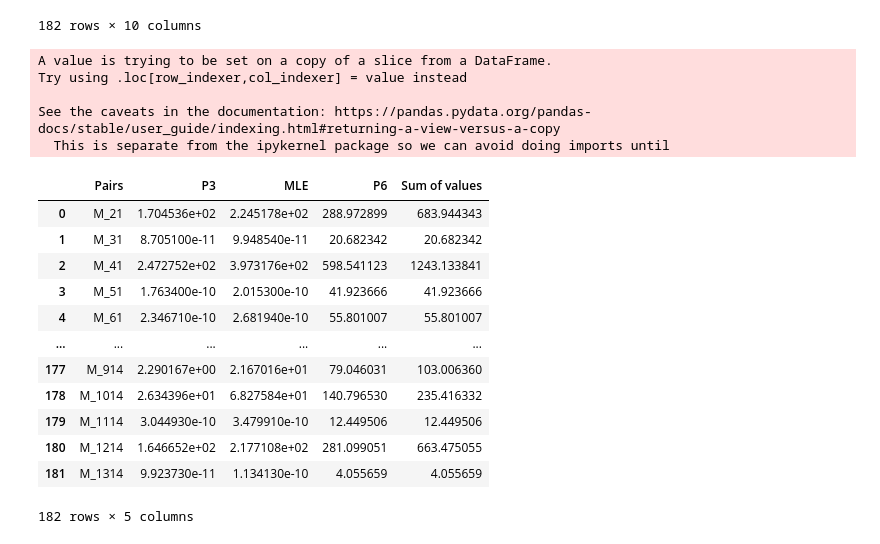
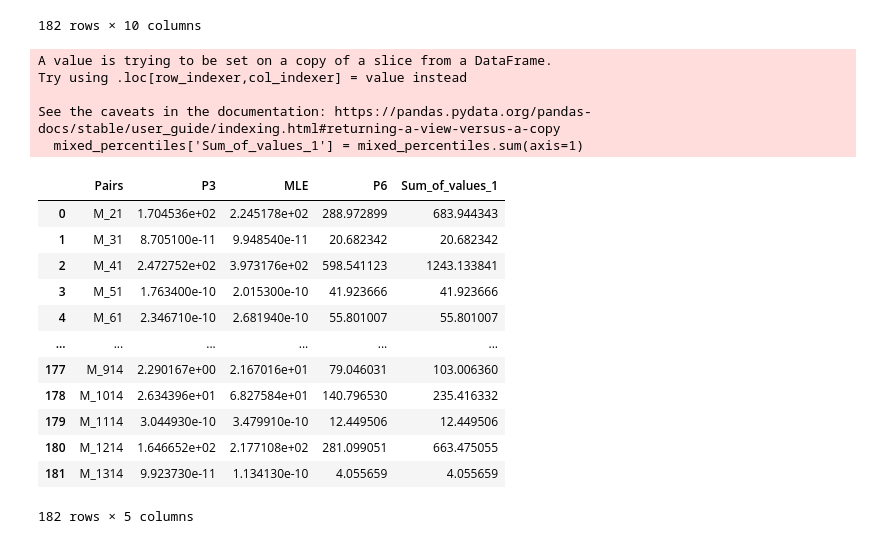
Before and after one commit to CiSagelliv/migrattest-application, a Jupyter notebook: Analyzing MIGRATE file.ipynb, the cells around one changed output. Saved outputs shown, nothing was run; the diff lists cells and outputs as text; code cells hidden in the pictures.

```diff
--- a/Analyzing MIGRATE file.ipynb
+++ b/Analyzing MIGRATE file.ipynb
@@ -194,7 +214,7 @@ M_1214,217.710840,242.409957,281.099051,294.436050,321.772582
 M_1314,1.13413e-10,0.681224,4.055659,5.760048,9.946525
 # %%
 #lower percentiles dataframe
-lower_df = pd.read_csv('lower_p.csv',header=None)
+lower_df = pd.read_csv(f"{lower_percentiles_filename}{index_1}.csv",header=None)
 lower_df.columns = ['Pairs','P1','P2','P3','P4','MLE']
 lower_df
 # %% [output]
@@ -213,7 +233,7 @@ lower_df
 182 rows × 6 columns
 # %%
 #upper percentiles dataframe
-upper_df = pd.read_csv('upper_p.csv',header=None)
+upper_df = pd.read_csv(f"{upper_percentiles_filename}{index_3}.csv",header=None)
 upper_df.columns = ['Pairs','MLE','P5','P6','P7','P8']
 upper_df
 # %% [output]
@@ -322,15 +342,15 @@ percentiles_df
 # %%
 #Get the sum of significant percentiles rows
 mixed_percentiles = percentiles_df[['Pairs','P3','MLE','P6']]
-mixed_percentiles['Sum of values'] = mixed_percentiles.sum(axis=1)
+mixed_percentiles['Sum_of_values_1'] = mixed_percentiles.sum(axis=1)
 mixed_percentiles
 # %% [output]
 A value is trying to be set on a copy of a slice from a DataFrame.
 Try using .loc[row_indexer,col_indexer] = value instead
 
 See the caveats in the documentation: https://pandas.pydata.org/pandas-docs/stable/user_guide/indexing.html#returning-a-view-versus-a-copy
-  This is separate from the ipykernel package so we can avoid doing imports until
+  mixed_percentiles['Sum_of_values_1'] = mixed_percentiles.sum(axis=1)
-|  | Pairs | P3 | MLE | P6 | Sum of values |
+|  | Pairs | P3 | MLE | P6 | Sum_of_values_1 |
 | 0 | M_21 | 1.704536e+02 | 2.245178e+02 | 288.972899 | 683.944343 |
 | 1 | M_31 | 8.705100e-11 | 9.948540e-11 | 20.682342 | 20.682342 |
 | 2 | M_41 | 2.472752e+02 | 3.973176e+02 | 598.541123 | 1243.133841 |
```
Also changed, not shown: parts of 12 cells of this notebook.
